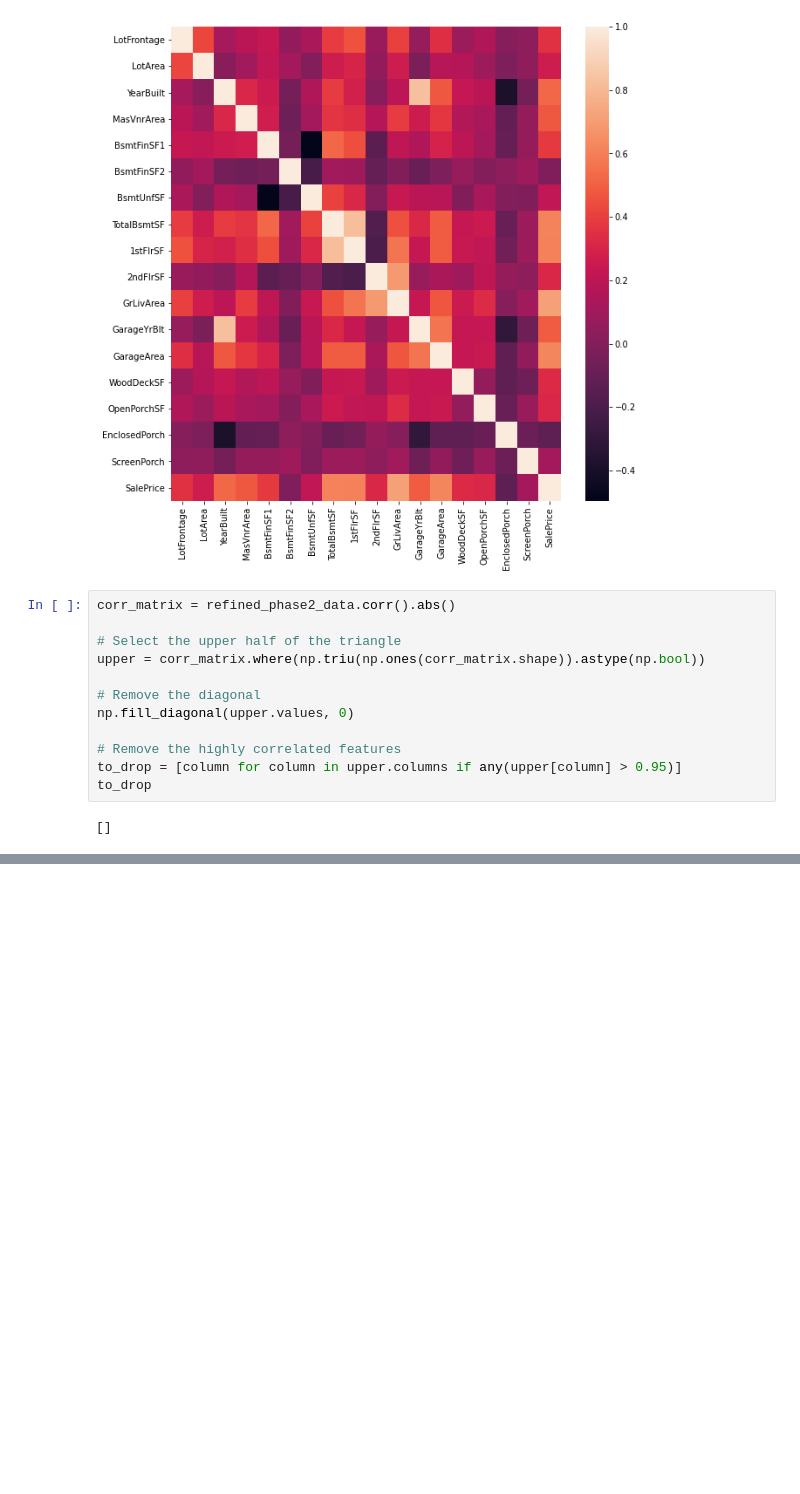
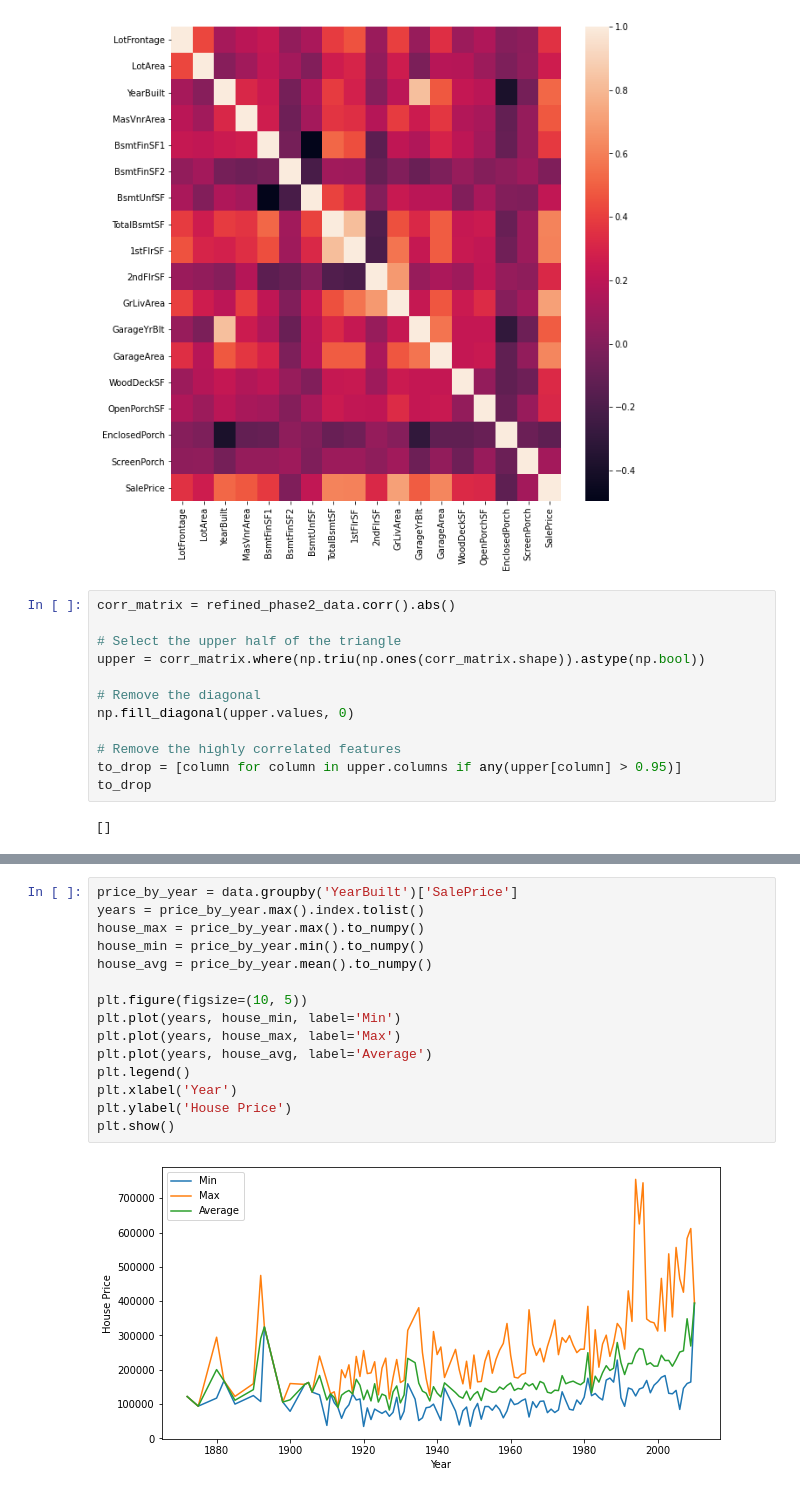
Before and after one commit to Ryan95Z/ml-house-prices, a Jupyter notebook: notebooks/House Prices - EDA.ipynb, the cells around one changed output, grey strips where cells are left out. Cells and saved outputs as stored; diff of their text form; blank space fills up the shorter version.

```diff
--- a/notebooks/House Prices - EDA.ipynb
+++ b/notebooks/House Prices - EDA.ipynb
@@ -375,0 +467,17 @@ From plotting the correlation, there are no highly correlated features
+# %%
+price_by_year = data.groupby('YearBuilt')['SalePrice']
+years = price_by_year.max().index.tolist()
+house_max = price_by_year.max().to_numpy()
+house_min = price_by_year.min().to_numpy()
+house_avg = price_by_year.mean().to_numpy()
+
+plt.figure(figsize=(10, 5))
+plt.plot(years, house_min, label='Min')
+plt.plot(years, house_max, label='Max')
+plt.plot(years, house_avg, label='Average')
+plt.legend()
+plt.xlabel('Year')
+plt.ylabel('House Price')
+plt.show()
+# %% [output]
+[figure, added]
```
Also changed, not shown: parts of 13 cells of this notebook.
